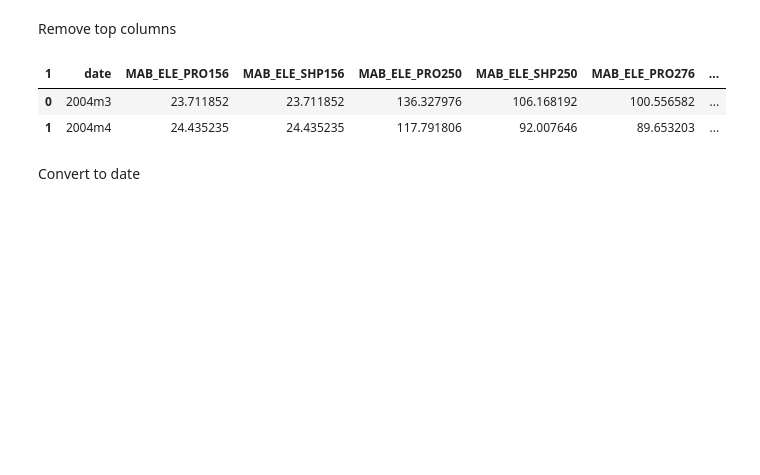
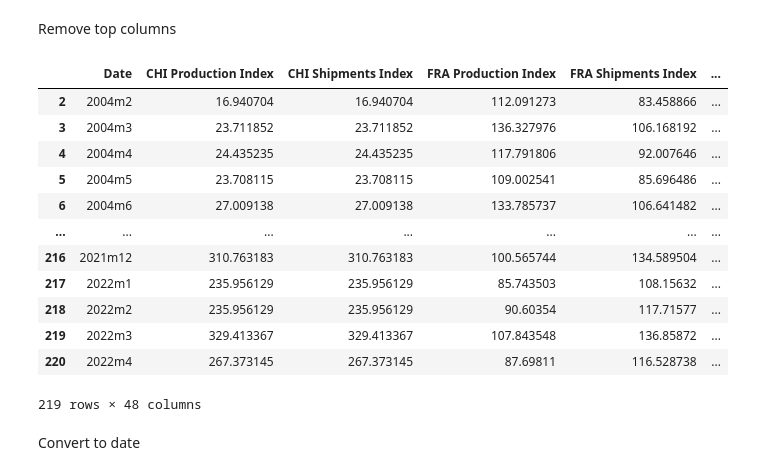
Before and after one commit to MGN19/Siemens-forecast, a Jupyter notebook: test_ant.ipynb, the cells around one changed output. Drawn from its saved outputs; the diff is of its cells as text; code cells hidden in the pictures; blank space fills up the shorter version.

```diff
--- a/test_ant.ipynb
+++ b/test_ant.ipynb
@@ -53,3 +124,5 @@ monthly_sales.head(7)
+# %%
+market_data = market_data.rename(columns=rename_dict)
 # %%
 market_data.head(3)
 # %% [output]
@@ -62,14 +137,22 @@ Remove top columns
 # %%
 market_data = market_data.reset_index()
-
-market_data.columns = market_data.iloc[1]
-market_data = market_data[3:].reset_index(drop=True)
-
-market_data.head(2)
+market_data = market_data[2:]
+market_data.rename(columns={'index': 'Date'}, inplace=True)
+market_data
 # %% [output]
-| 1 | date | MAB_ELE_PRO156 | MAB_ELE_SHP156 | MAB_ELE_PRO250 | MAB_ELE_SHP250 | MAB_ELE_PRO276 | ... |
-| 0 | 2004m3 | 23.711852 | 23.711852 | 136.327976 | 106.168192 | 100.556582 | ... |
-| 1 | 2004m4 | 24.435235 | 24.435235 | 117.791806 | 92.007646 | 89.653203 | ... |
+|  | Date | CHI Production Index | CHI Shipments Index | FRA Production Index | FRA Shipments Index | ... |
+| 2 | 2004m2 | 16.940704 | 16.940704 | 112.091273 | 83.458866 | ... |
+| 3 | 2004m3 | 23.711852 | 23.711852 | 136.327976 | 106.168192 | ... |
+| 4 | 2004m4 | 24.435235 | 24.435235 | 117.791806 | 92.007646 | ... |
+| 5 | 2004m5 | 23.708115 | 23.708115 | 109.002541 | 85.696486 | ... |
+| 6 | 2004m6 | 27.009138 | 27.009138 | 133.785737 | 106.641482 | ... |
+| ... | ... | ... | ... | ... | ... | ... |
+| 216 | 2021m12 | 310.763183 | 310.763183 | 100.565744 | 134.589504 | ... |
+| 217 | 2022m1 | 235.956129 | 235.956129 | 85.743503 | 108.15632 | ... |
+| 218 | 2022m2 | 235.956129 | 235.956129 | 90.60354 | 117.71577 | ... |
+| 219 | 2022m3 | 329.413367 | 329.413367 | 107.843548 | 136.85872 | ... |
+| 220 | 2022m4 | 267.373145 | 267.373145 | 87.69811 | 116.528738 | ... |
+219 rows × 48 columns
 # %% [markdown]
 Convert to date
 # %%
```
Also changed, not shown: parts of 12 cells of this notebook.
